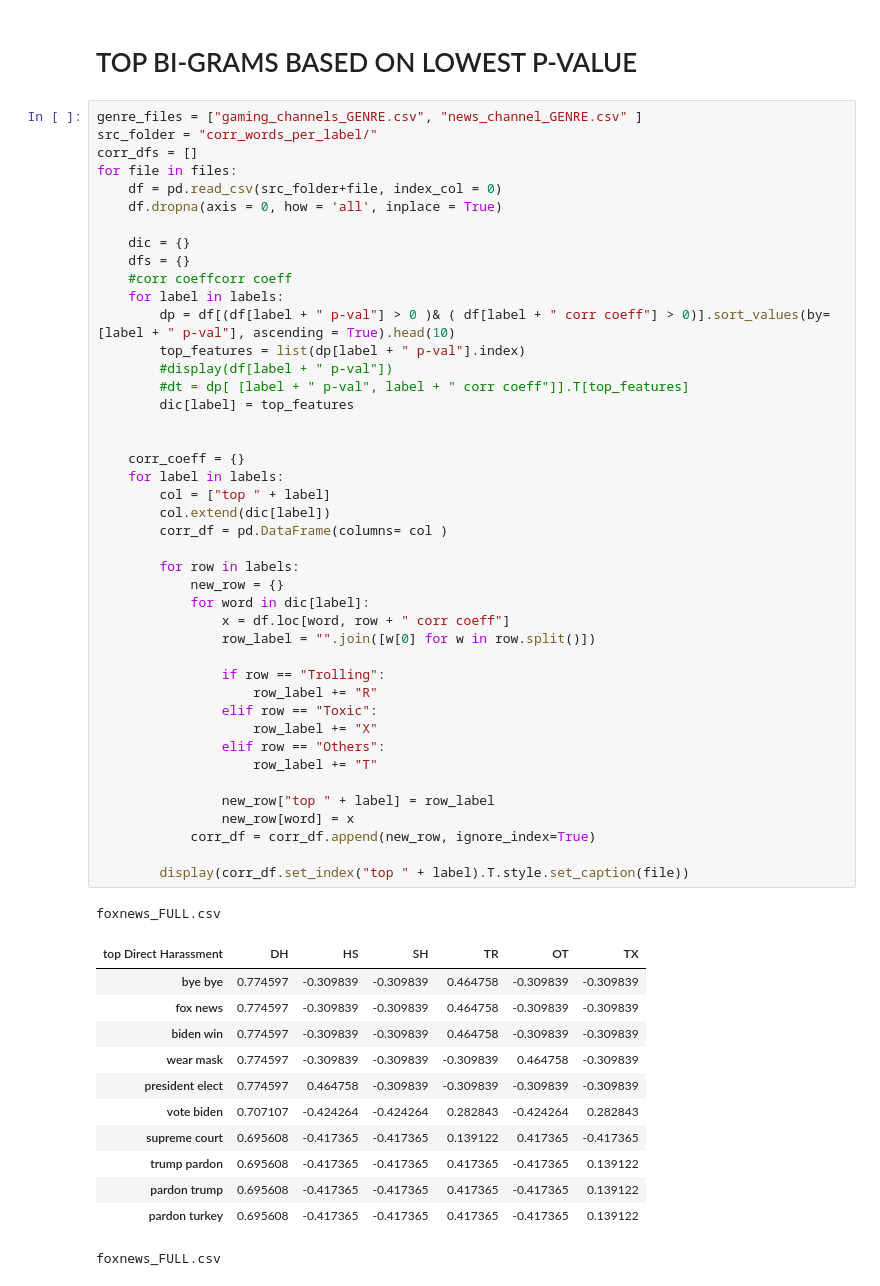
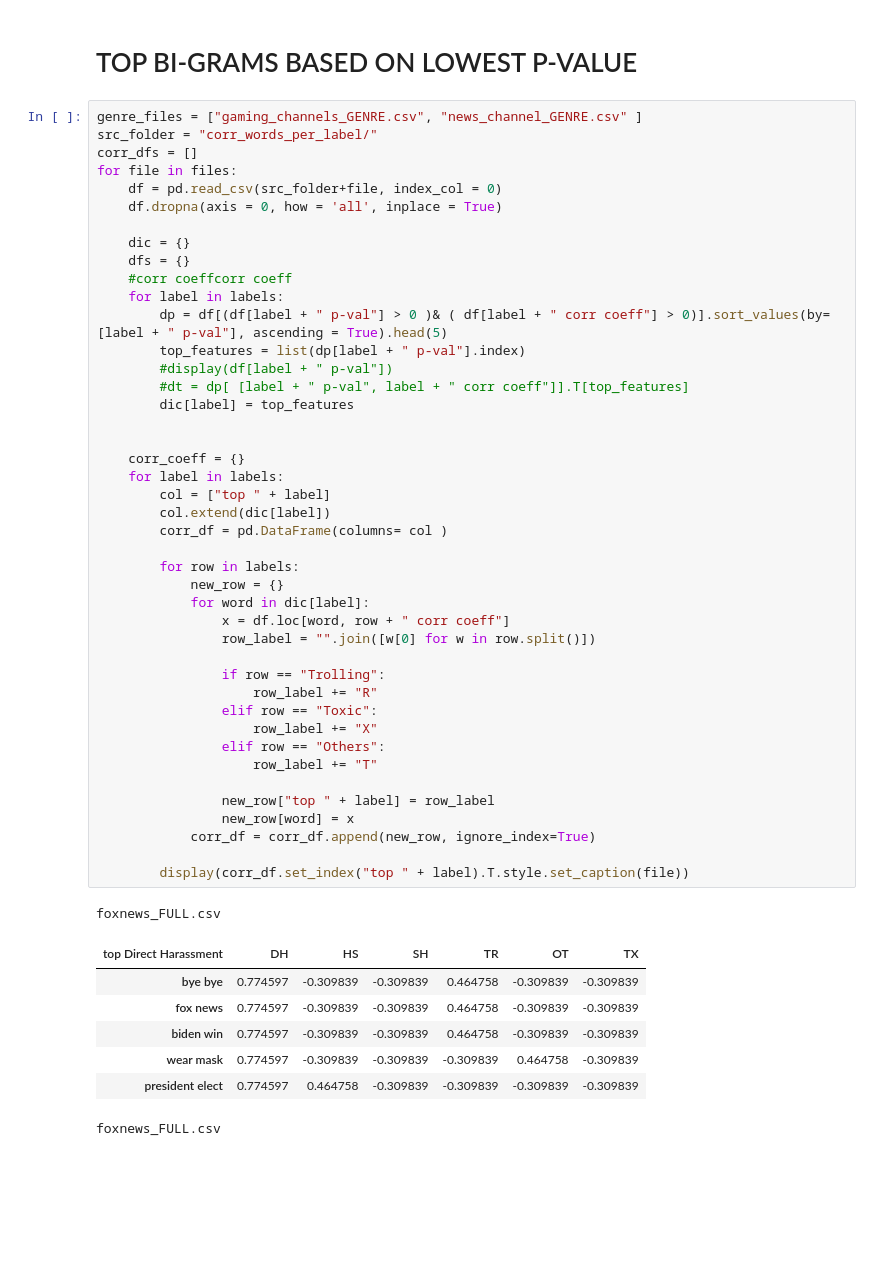
Before and after one commit to feebeef/Twitch-Chat-Log-Toxicity-Analysis, a Jupyter notebook: TFIDF-SCORES/TOP_WORDS.ipynb, the cells around one changed output. Saved outputs shown, nothing was run; the diff lists cells and outputs as text; blank space fills up the shorter version.

```diff
--- a/TFIDF-SCORES/TOP_WORDS.ipynb
+++ b/TFIDF-SCORES/TOP_WORDS.ipynb
@@ -144,7 +144,7 @@ for file in files:
     dfs = {}
     #corr coeffcorr coeff
     for label in labels:
-        dp = df[(df[label + " p-val"] > 0 )& ( df[label + " corr coeff"] > 0)].sort_values(by=[label + " p-val"], ascending = True).head(10)
+        dp = df[(df[label + " p-val"] > 0 )& ( df[label + " corr coeff"] > 0)].sort_values(by=[label + " p-val"], ascending = True).head(5)
         top_features = list(dp[label + " p-val"].index)
         #display(df[label + " p-val"])
         #dt = dp[ [label + " p-val", label + " corr coeff"]].T[top_features]
@@ -156,38 +156,33 @@ for file in files:
         col = ["top " + label]
         col.extend(dic[label])
         corr_df = pd.DataFrame(columns= col )
 
         for row in labels:
             new_row = {}
             for word in dic[label]:
                 x = df.loc[word, row + " corr coeff"]
                 row_label = "".join([w[0] for w in row.split()])
 
                 if row == "Trolling":
                     row_label += "R"
                 elif row == "Toxic":
                     row_label += "X"
                 elif row == "Others":
                     row_label += "T"
 
                 new_row["top " + label] = row_label
                 new_row[word] = x
             corr_df = corr_df.append(new_row, ignore_index=True)
 
         display(corr_df.set_index("top " + label).T.style.set_caption(file))
 # %% [output]
 foxnews_FULL.csv
 | top Direct Harassment | DH | HS | SH | TR | OT | TX |
 | bye bye | 0.774597 | -0.309839 | -0.309839 | 0.464758 | -0.309839 | -0.309839 |
 | fox news | 0.774597 | -0.309839 | -0.309839 | 0.464758 | -0.309839 | -0.309839 |
 | biden win | 0.774597 | -0.309839 | -0.309839 | 0.464758 | -0.309839 | -0.309839 |
 | wear mask | 0.774597 | -0.309839 | -0.309839 | -0.309839 | 0.464758 | -0.309839 |
 | president elect | 0.774597 | 0.464758 | -0.309839 | -0.309839 | -0.309839 | -0.309839 |
-| vote biden | 0.707107 | -0.424264 | -0.424264 | 0.282843 | -0.424264 | 0.282843 |
-| supreme court | 0.695608 | -0.417365 | -0.417365 | 0.139122 | 0.417365 | -0.417365 |
-| trump pardon | 0.695608 | -0.417365 | -0.417365 | 0.417365 | -0.417365 | 0.139122 |
-| pardon trump | 0.695608 | -0.417365 | -0.417365 | 0.417365 | -0.417365 | 0.139122 |
-| pardon turkey | 0.695608 | -0.417365 | -0.417365 | 0.417365 | -0.417365 | 0.139122 |
 foxnews_FULL.csv
 | top Hate Speech | DH | HS | SH | TR | OT | TX |
 | country communist | -0.309839 | 0.774597 | -0.309839 | 0.464758 | -0.309839 | -0.309839 |
```
Also changed, not shown: parts of 6 cells of this notebook, 58 other files.
